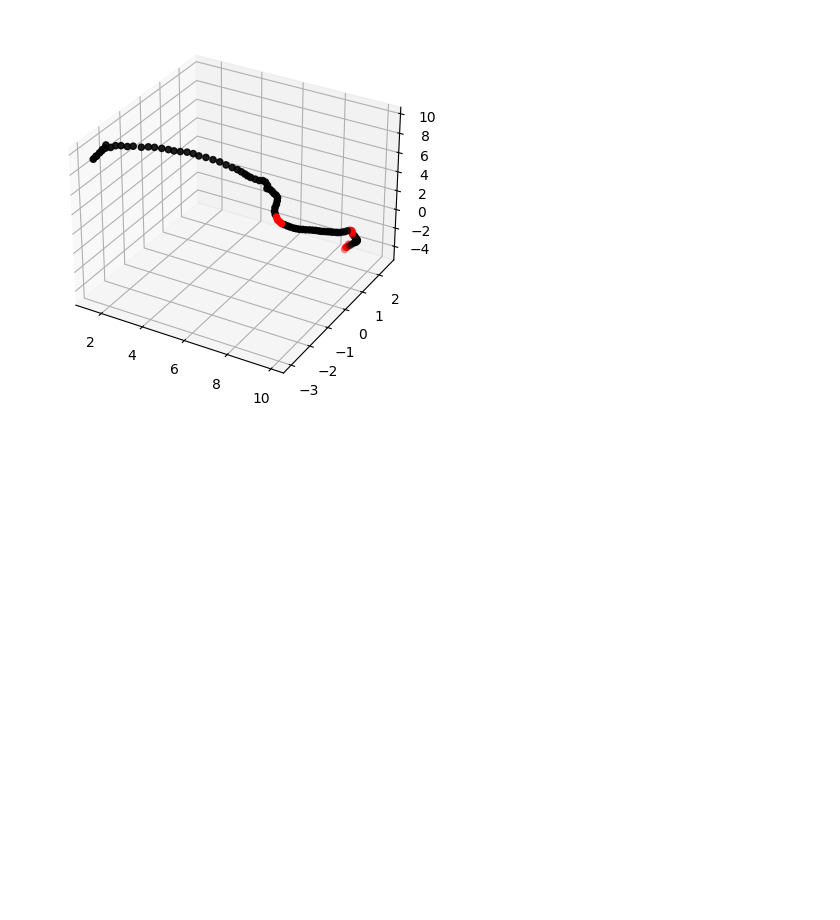
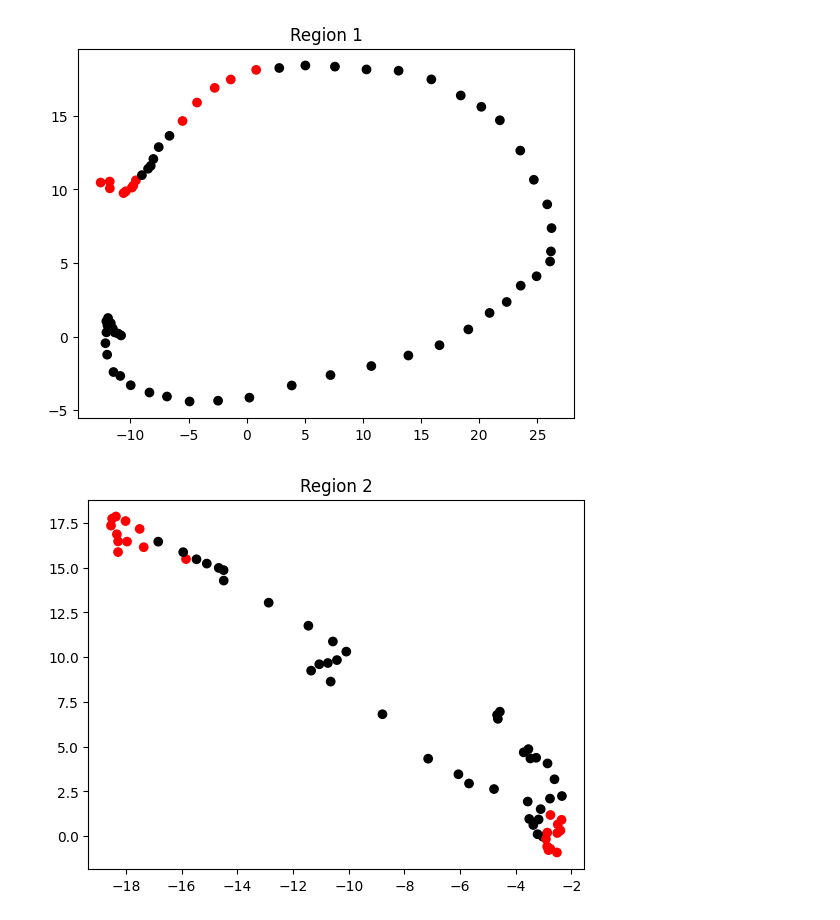
Before and after one commit to haaris7/Bachelorprojekt, a Jupyter notebook: plot_gaze_data/main.ipynb, the cells around one changed output. Cells and saved outputs as stored; diff of their text form; code cells hidden in the pictures; blank space fills up the shorter version.

```diff
--- a/plot_gaze_data/main.ipynb
+++ b/plot_gaze_data/main.ipynb
@@ -16,7 +22,35 @@ def plot_data(file):
+# %%
+def plot_data_2d(file):
+    file_path = os.path.join("..\eyetracking\Assets\Scripts\Data", file)
+    df = pd.read_csv(file_path, delimiter=';', usecols=['Timestamp', 'Region', 'Target', 'PosX', 'PosY', 'PosZ'])
+    df = df[~((df['PosX'] == 0) & (df['PosY'] == 0) & (df['PosZ'] == 10))]
+    regions = df['Region'].unique()
+    for region in regions:
+        fig = plt.figure()
+        ax = fig.add_subplot(111)
+        region_df = df[df['Region'] == region]
+        colors = ['black' if pd.isna(target) else 'red' for target in region_df['Target']]
+        ax.scatter(region_df['PosX'], region_df['PosY'], c=colors)
+        plt.title(f'Region {region}')
+        plt.show()
+# %%
+def plot_data_2d_v2(file):
+    file_path = os.path.join("..\eyetracking\Assets\Scripts\Data", file)
+    df = pd.read_csv(file_path, delimiter=';', usecols=['Timestamp', 'Region', 'Target', 'PosX', 'PosY', 'PosZ'])
+    df = df[~((df['PosX'] == 0) & (df['PosY'] == 0) & (df['PosZ'] == 10))]
+    regions = df['Region'].unique()
+    for region in regions:
+        fig = plt.figure(figsize=(40, 40))
+        ax = fig.add_subplot(111)
+        region_df = df[df['Region'] == region]
+        colors = ['black' if pd.isna(target) else 'red' for target in region_df['Target']]
+        ax.scatter(region_df['PosX'], region_df['PosY'], c=colors)
+        plt.title(f'Region {region}')
+        plt.show()
 # %%
 # Select CSV file
 folder_path = 'data'
-files = [filename for filename in os.listdir(folder_path) if filename.endswith('.csv')]
+files = [filename for filename in os.listdir("..\eyetracking\Assets\Scripts\Data") if filename.endswith('.csv')]
 
 dropdown = Dropdown(options=files)
 display(dropdown)
@@ -24,6 +58,9 @@ display(dropdown)
 [interactive output not drawn]
 # %%
 # Run this cell after selecting a file from the dropdown menu
-plot_data(dropdown.value)
+plot_data_2d(dropdown.value)
+#plot_data_3d(dropdown.value)
+plot_data_2d_v2(dropdown.value)
 # %% [output]
-[figure, old version]
+[figure, new version]
+[figure, added]
```
Also changed, not shown: parts of 4 cells of this notebook, 13 other files.
